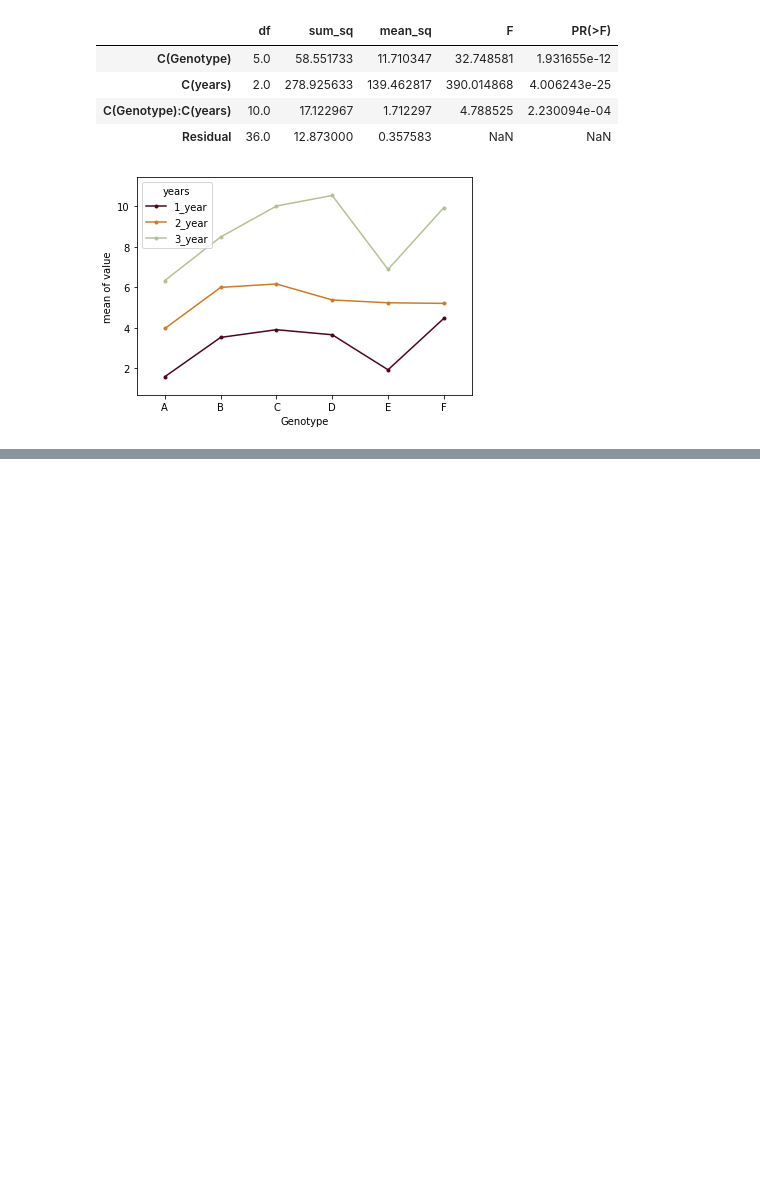
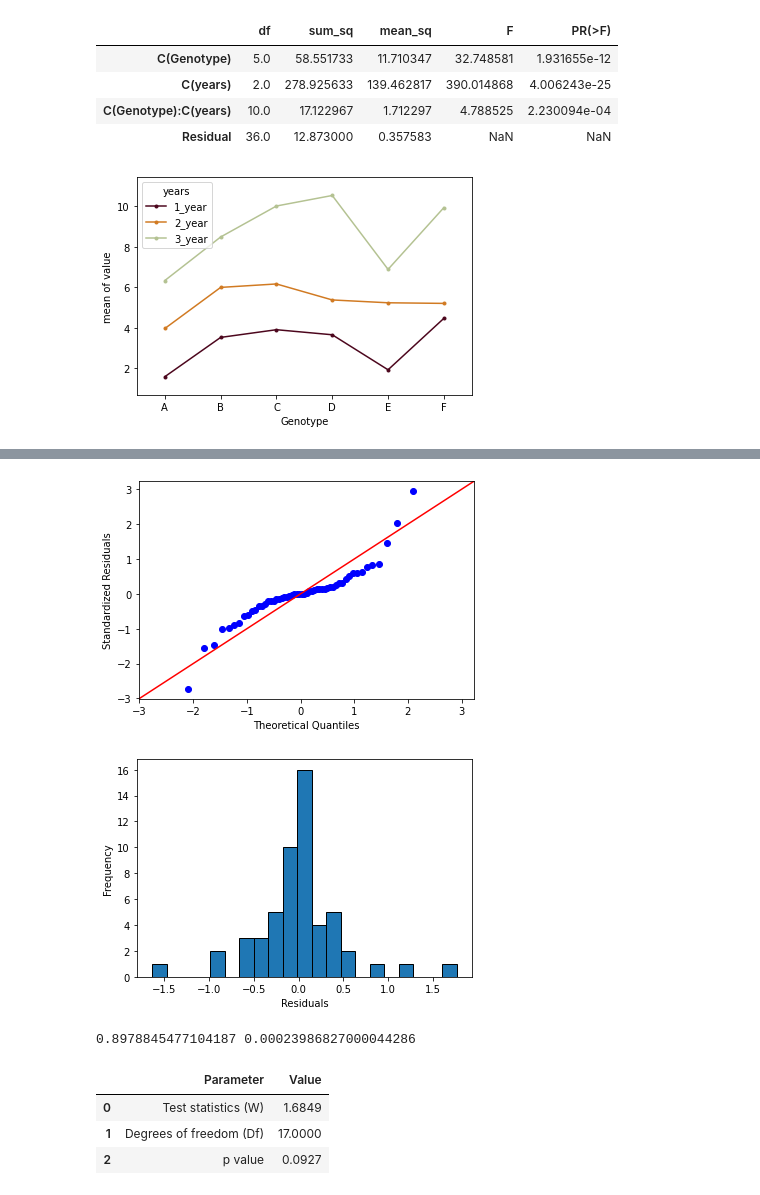
Before and after one commit to JulyFinal/PythonProject, a Jupyter notebook: 统计学习/statsmodelsTest.ipynb, the cells around one changed output, grey strips where cells are left out. Cells and saved outputs as stored; diff of their text form; code cells hidden in the pictures; blank space fills up the shorter version.

```diff
--- a/统计学习/statsmodelsTest.ipynb
+++ b/统计学习/statsmodelsTest.ipynb
@@ -548,3 +548,9 @@ fig = interaction_plot(x=d_melt['Genotype'], trace=d_melt['years'], response=d_m
 plt.show()
 # %% [output]
 [figure]
+# %%
+from bioinfokit.analys import stat
+
+res = stat()
+res.tukey_hsd(df=d_melt, res_var='value', xfac_var='Genotype', anova_model='value~C(Genotype)+C(years)+C(Genotype):C(years)')
+res.tukey_summary
@@ -550,0 +593,30 @@ plt.show()
+# %%
+# res.anova_std_residuals are standardized residuals obtained from two-way ANOVA (check above)
+sm.qqplot(res.anova_std_residuals, line='45')
+plt.xlabel("Theoretical Quantiles")
+plt.ylabel("Standardized Residuals")
+plt.show()
+
+# histogram
+plt.hist(res.anova_model_out.resid, bins='auto', histtype='bar', ec='k')
+plt.xlabel("Residuals")
+plt.ylabel('Frequency')
+plt.show()
+# %% [output]
+[figure, added]
+[figure, added]
+# %%
+# Shapiro-Wilk test
+w, pvalue = stats.shapiro(res.anova_model_out.resid)
+print(w, pvalue)
+# %% [output]
+0.8978845477104187 0.00023986827000044286
+# %%
+res = stat()
+res.levene(df=d_melt, res_var='value', xfac_var=['Genotype', 'years'])
+res.levene_summary
+# %% [output]
+|  | Parameter | Value |
+| 0 | Test statistics (W) | 1.6849 |
+| 1 | Degrees of freedom (Df) | 17.0000 |
+| 2 | p value | 0.0927 |
```
Also changed, not shown: parts of 12 cells of this notebook, 3 other files.
